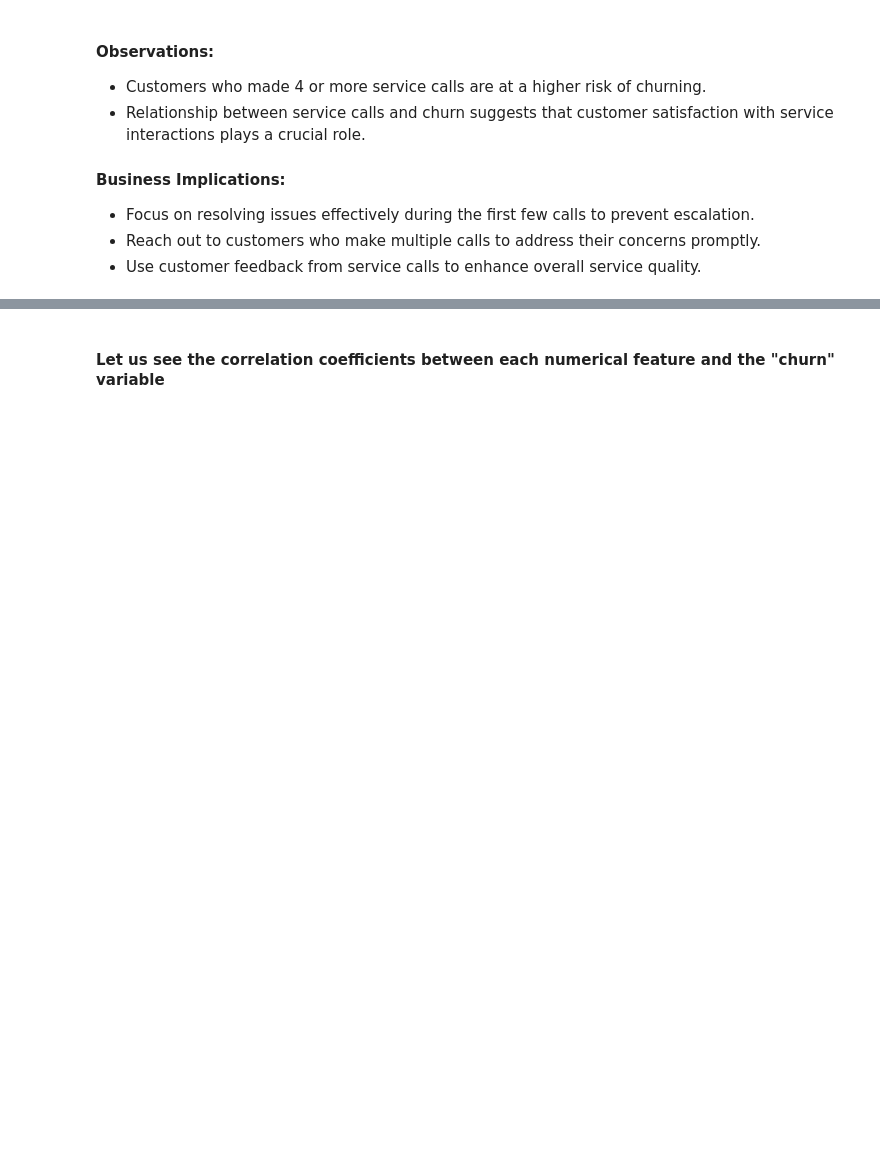
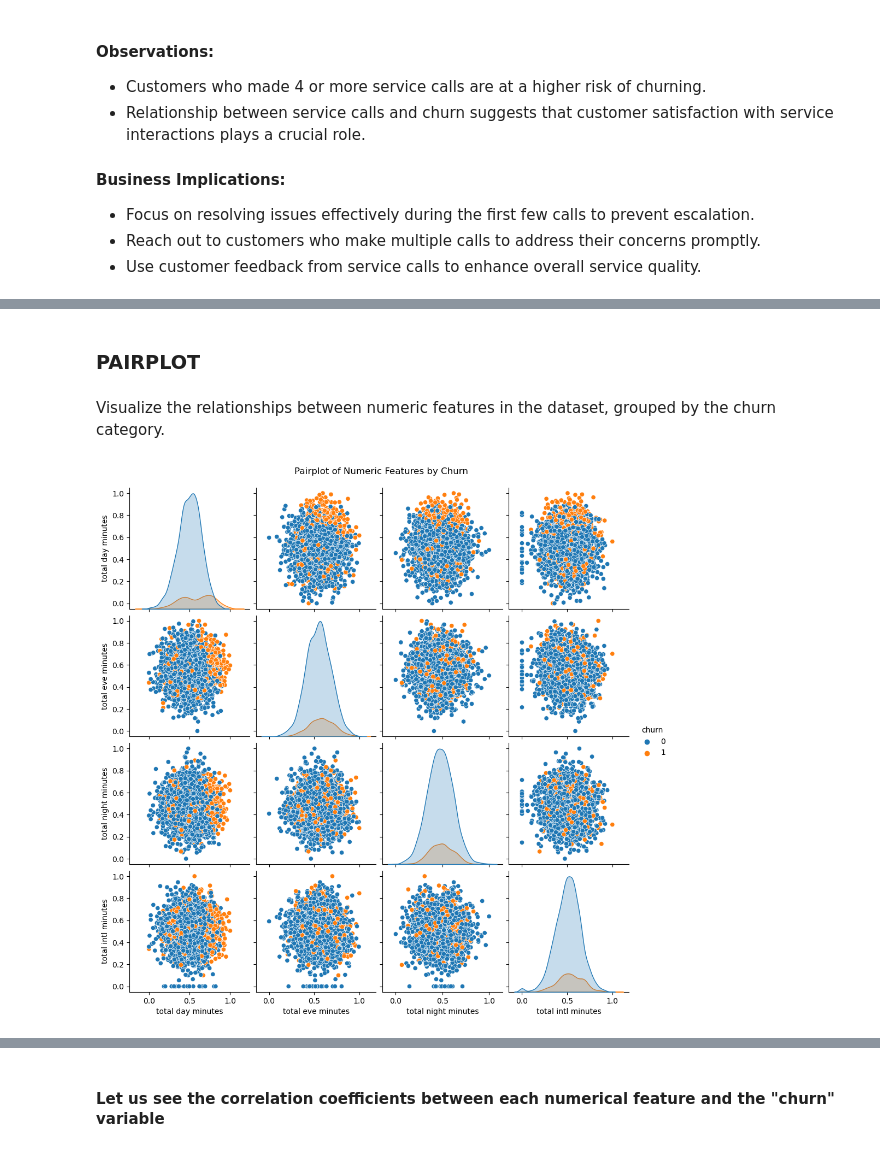
Before and after one commit to Abuz254/glowing-octo-computing-machine, a Jupyter notebook: telcom.ipynb, the cells around one changed output, grey strips where cells are left out. Cells and saved outputs as stored; diff of their text form; code cells hidden in the pictures; blank space fills up the shorter version.

```diff
--- a/telcom.ipynb
+++ b/telcom.ipynb
@@ -375,0 +425,10 @@ plt.show()
+# %% [markdown]
+### PAIRPLOT
+# %% [markdown]
+Visualize the relationships between numeric features in the dataset, grouped by the churn category.
+# %%
+sns.pairplot(df[['total day minutes', 'total eve minutes', 'total night minutes', 'total intl minutes', 'churn']], hue='churn')
+plt.suptitle('Pairplot of Numeric Features by Churn', y=1.02)
+plt.show()
+# %% [output]
+[figure, added]
```
Also changed, not shown: parts of 73 cells of this notebook.
